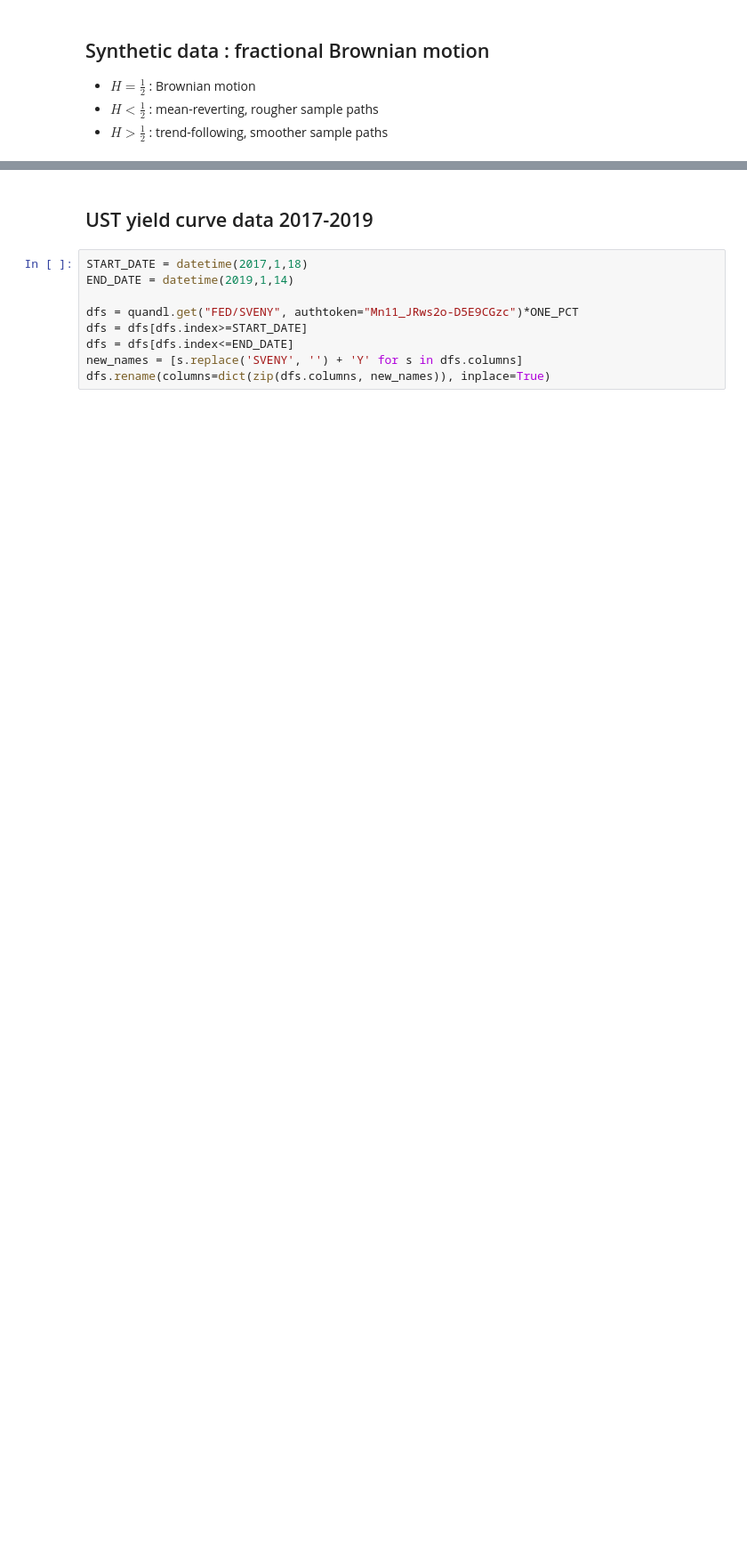
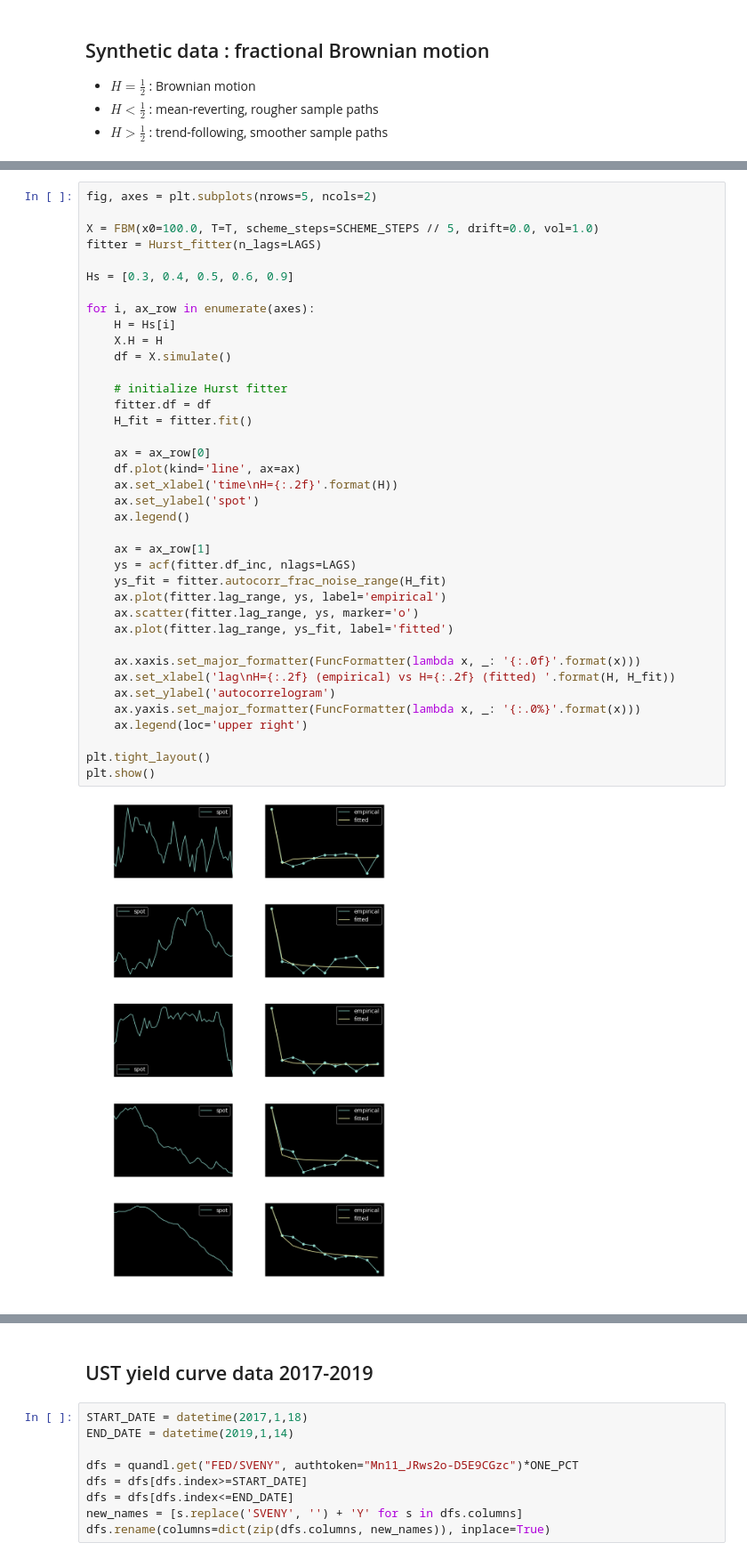
Before and after one commit to sauxpa/Quant, a Jupyter notebook: Hurst/autocorrelation_hurst.ipynb, the cells around one changed output, grey strips where cells are left out. Shown at 89% size. Cells and saved outputs as stored; diff of their text form; blank space fills up the shorter version.

```diff
--- a/Hurst/autocorrelation_hurst.ipynb
+++ b/Hurst/autocorrelation_hurst.ipynb
@@ -71,0 +74,40 @@ plt.show()
+# %%
+fig, axes = plt.subplots(nrows=5, ncols=2)
+
+X = FBM(x0=100.0, T=T, scheme_steps=SCHEME_STEPS // 5, drift=0.0, vol=1.0)
+fitter = Hurst_fitter(n_lags=LAGS)
+
+Hs = [0.3, 0.4, 0.5, 0.6, 0.9]
+
+for i, ax_row in enumerate(axes):
+    H = Hs[i]
+    X.H = H
+    df = X.simulate()
+
+    # initialize Hurst fitter
+    fitter.df = df
+    H_fit = fitter.fit()
+
+    ax = ax_row[0]
+    df.plot(kind='line', ax=ax)
+    ax.set_xlabel('time\nH={:.2f}'.format(H))
+    ax.set_ylabel('spot')
+    ax.legend()
+
+    ax = ax_row[1]
+    ys = acf(fitter.df_inc, nlags=LAGS)
+    ys_fit = fitter.autocorr_frac_noise_range(H_fit)
+    ax.plot(fitter.lag_range, ys, label='empirical')
+    ax.scatter(fitter.lag_range, ys, marker='o')
+    ax.plot(fitter.lag_range, ys_fit, label='fitted')
+
+    ax.xaxis.set_major_formatter(FuncFormatter(lambda x, _: '{:.0f}'.format(x)))
+    ax.set_xlabel('lag\nH={:.2f} (empirical) vs H={:.2f} (fitted) '.format(H, H_fit))
+    ax.set_ylabel('autocorrelogram')
+    ax.yaxis.set_major_formatter(FuncFormatter(lambda x, _: '{:.0%}'.format(x)))
+    ax.legend(loc='upper right')
+
+plt.tight_layout()
+plt.show()
+# %% [output]
+[figure, added]
```
Also changed, not shown: parts of 5 cells of this notebook, 1 other file.
